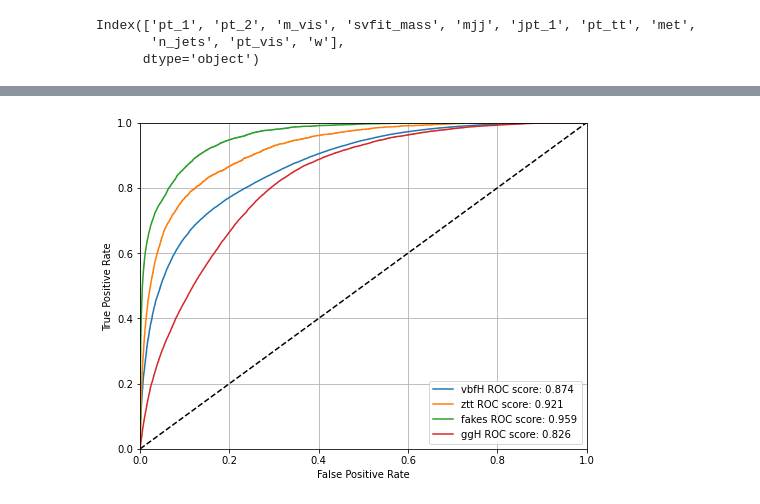
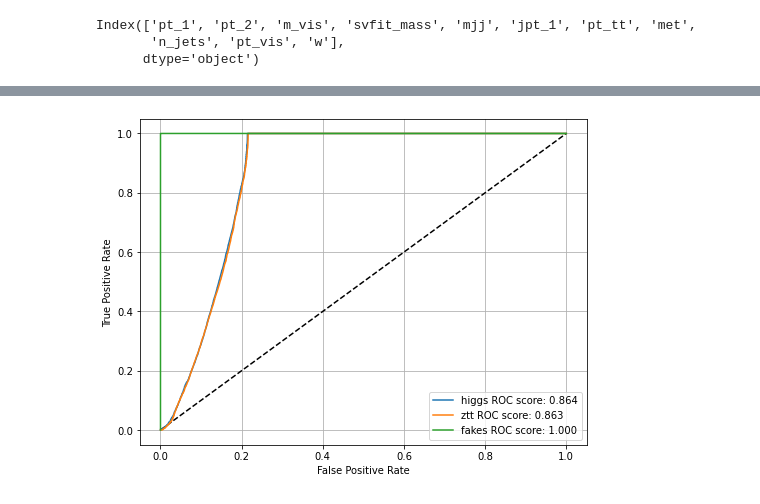
Before and after one commit to stanleyycheung/MSci-Project-HiggsTauTau, a Jupyter notebook: shared/signal_background_BDT_v2.ipynb, the cells around one changed output, grey strips where cells are left out. Drawn from its saved outputs; the diff is of its cells as text; code cells hidden in the pictures.

```diff
--- a/shared/signal_background_BDT_v2.ipynb
+++ b/shared/signal_background_BDT_v2.ipynb
@@ -59,5 +52,11 @@ vbfh.loc[:, 'w'] = vbfh.wt*vbfh.wt_cp_sm *scaling['vbfh']
 ztt.loc[:, 'w'] = ztt.wt *scaling['ztt']
 fakes.loc[:, 'w'] = fakes.wt *scaling['fakes']
 ggh.loc[:, 'w'] = ggh.wt*ggh.wt_cp_sm *scaling['ggh']
+# %%
+higgs = pd.concat([vbfh, ztt]).reset_index(drop=True)
+# %%
+higgs.loc[:, 'y'] = np.zeros(higgs.shape[0])
+ztt.loc[:, 'y'] = np.ones(ztt.shape[0])
+fakes.loc[:, 'y'] = np.full((fakes.shape[0],),2.)
 # %%
-df = pd.concat([vbfh, ztt, fakes, ggh]).reset_index(drop=True)
+df = pd.concat([higgs, ztt, fakes]).reset_index(drop=True)
@@ -126,32 +153,26 @@ KeyboardInterrupt:
 # %%
 y_pred = xgb_clf.predict_proba(X_test)
-onehot=label_binarize(y_test,classes=[0,1,2,3])
+onehot=label_binarize(y_test,classes=[0,1,2])
 fpr=dict()
 tpr=dict()
 thresh = dict()
 roc_auc=dict()
-for i in range(4):
-    fpr[i], tpr[i], thresh[i] = roc_curve(onehot[:,i], y_pred[:,i],None,w_test)
-    roc_auc[i] = auc(fpr[i], tpr[i])#,reorder=True)
+for i in range(3):
+    fpr[i], tpr[i], thresh[i] = roc_curve(onehot[:,i], y_pred[:,i],sample_weight=w_test)
+    roc_auc[i] = auc(fpr[i], tpr[i])
 # %%
-classes = ['vbfH', 'ztt', 'fakes', 'ggH']
+classes = ['higgs', 'ztt', 'fakes']
 fig, ax = plt.subplots(figsize=(8,6))
-def plot_roc_curve(fpr, tpr, auc, i):
-    ax.plot(fpr, tpr, label=f'{classes[i]} ROC score: {auc:.3f}')
-    ax.set(xlabel='False Positive Rate', ylabel='True Positive Rate')
-#     ax.text(0.6, 0.3, 'ROC AUC Score: {:.3f}'.format(auc),
-#             bbox=dict(boxstyle='square,pad=0.3', fc='white', ec='k'))
-    plt.legend()
 lims = [np.min([ax.get_xlim(), ax.get_ylim()]), np.max([ax.get_xlim(), ax.get_ylim()])]
-ax.set_xlim(lims)
-ax.set_ylim(lims)
+# ax.set_xlim(lims)
+# ax.set_ylim(lims)
 ax.plot(lims, lims, 'k--')
 ax.grid()
 for i in range(len(fpr)):
     plot_roc_curve(fpr[i],tpr[i],roc_auc[i], i)
 # plot_roc_curve(fpr[1],tpr[1],roc_auc[1], 1)
 # plot_roc_curve(fpr[2],tpr[2],roc_auc[2], 2)
 # plot_roc_curve(fpr[3],tpr[3],roc_auc[3], 3)
 # plt.savefig('/signal_background/eda/roc_curves.png')
 # %% [output]
-[figure, old version]
+[figure, new version]
```
Also changed, not shown: parts of 18 cells of this notebook, 1 other file.
